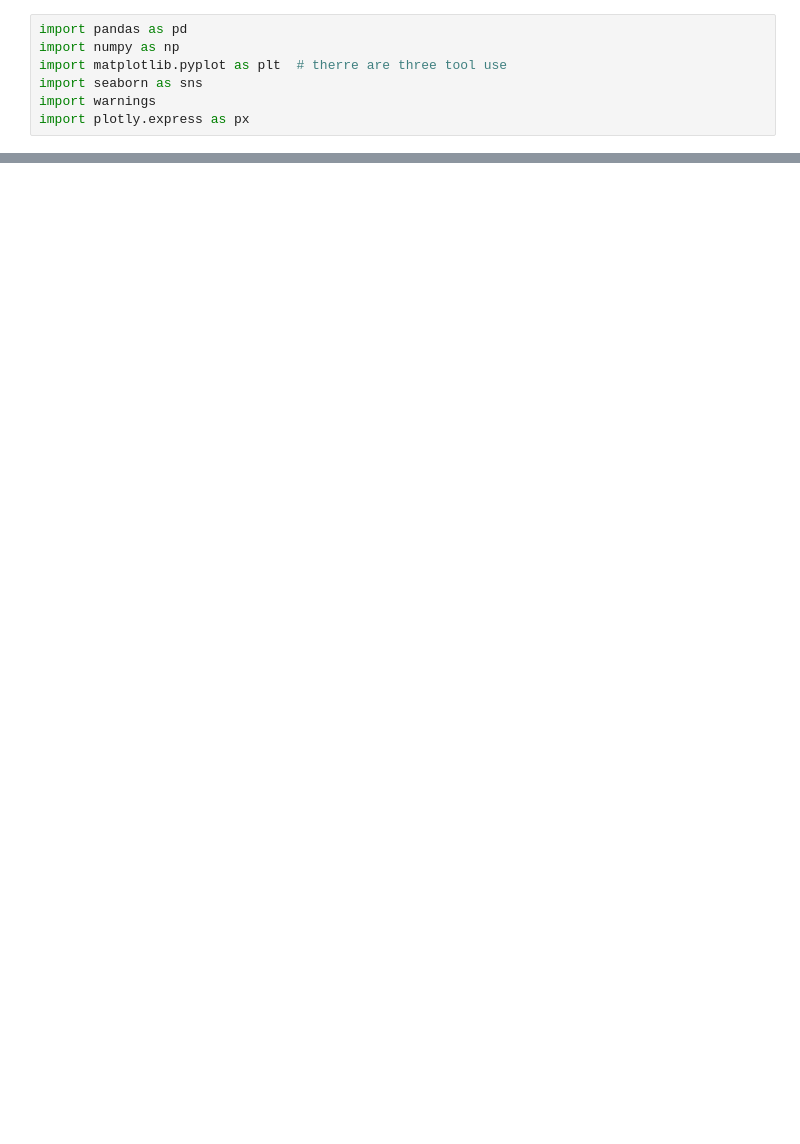
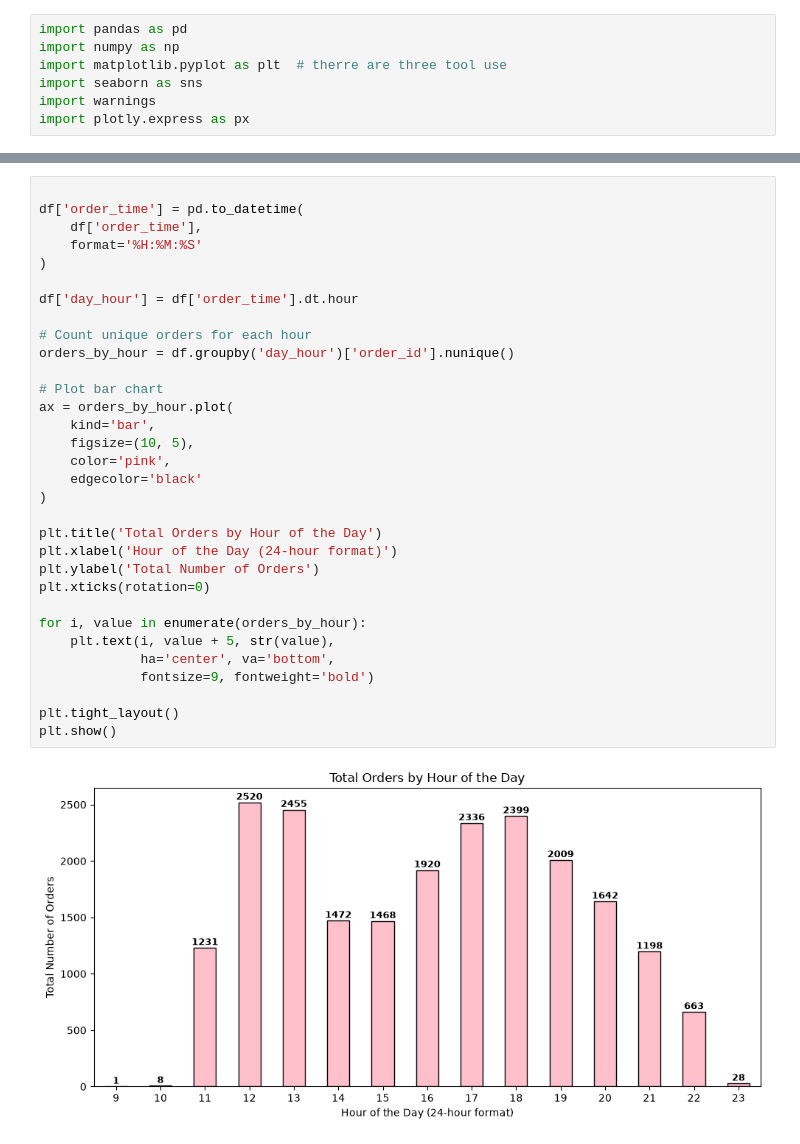
Before and after one commit to AbhishekSonune/PizzaData_Analysis, a Jupyter notebook: power.ipynb, the cells around one changed output, grey strips where cells are left out. Cells and saved outputs as stored; diff of their text form; blank space fills up the shorter version.

```diff
--- a/power.ipynb
+++ b/power.ipynb
@@ -12,0 +268,34 @@ FileNotFoundError: [Errno 2] No such file or directory: 'C:\\Users\\kunal\\OneDr
+# %%
+
+df['order_time'] = pd.to_datetime(
+    df['order_time'],
+    format='%H:%M:%S'
+)
+
+df['day_hour'] = df['order_time'].dt.hour
+
+# Count unique orders for each hour
+orders_by_hour = df.groupby('day_hour')['order_id'].nunique()
+
+# Plot bar chart
+ax = orders_by_hour.plot(
+    kind='bar',
+    figsize=(10, 5),
+    color='pink',
+    edgecolor='black'
+)
+
+plt.title('Total Orders by Hour of the Day')
+plt.xlabel('Hour of the Day (24-hour format)')
+plt.ylabel('Total Number of Orders')
+plt.xticks(rotation=0)
+
+for i, value in enumerate(orders_by_hour):
+    plt.text(i, value + 5, str(value),
+             ha='center', va='bottom',
+             fontsize=9, fontweight='bold')
+
+plt.tight_layout()
+plt.show()
+# %% [output]
+[figure, added]
```
Also changed, not shown: parts of 23 cells of this notebook.
